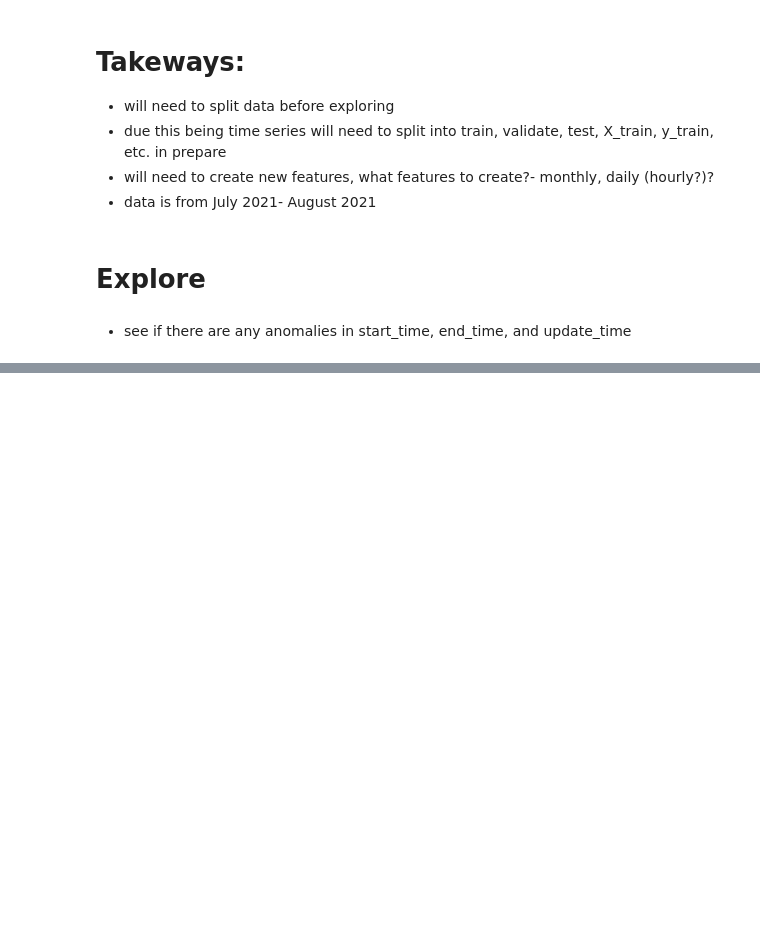
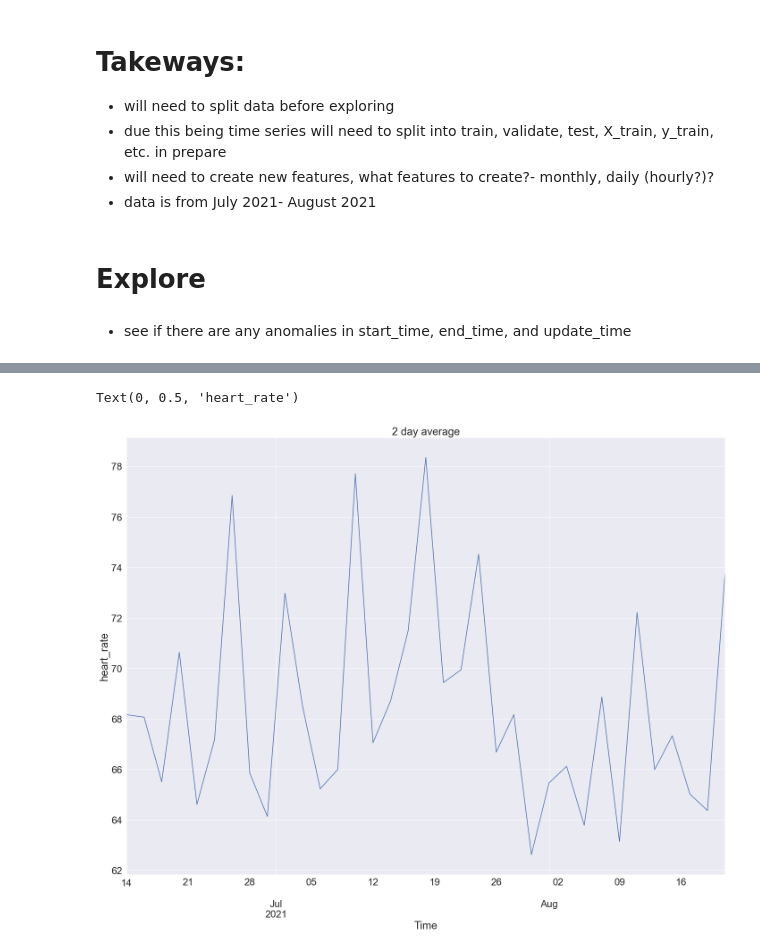
Before and after one commit to LinhQuach13/samsung_heart_rate_fit2, a Jupyter notebook: time_series_samsung_data.ipynb, the cells around one changed output, grey strips where cells are left out. Saved outputs shown, nothing was run; the diff lists cells and outputs as text; code cells hidden in the pictures; blank space fills up the shorter version.

```diff
--- a/time_series_samsung_data.ipynb
+++ b/time_series_samsung_data.ipynb
@@ -192,0 +255,9 @@ Takeaways:
+# %%
+# 2 day average visual
+sns.set(font_scale = 2) # change font size of chart labels
+y_train.resample('48H').mean().plot(title='2 day average')  #resample our target ('heart_rate') and visualize it over various time periods.
+plt.xlabel('Time')
+plt.ylabel('heart_rate')
+# %% [output]
+Text(0, 0.5, 'heart_rate')
+[figure, added]
```
Also changed, not shown: parts of 25 cells of this notebook.
